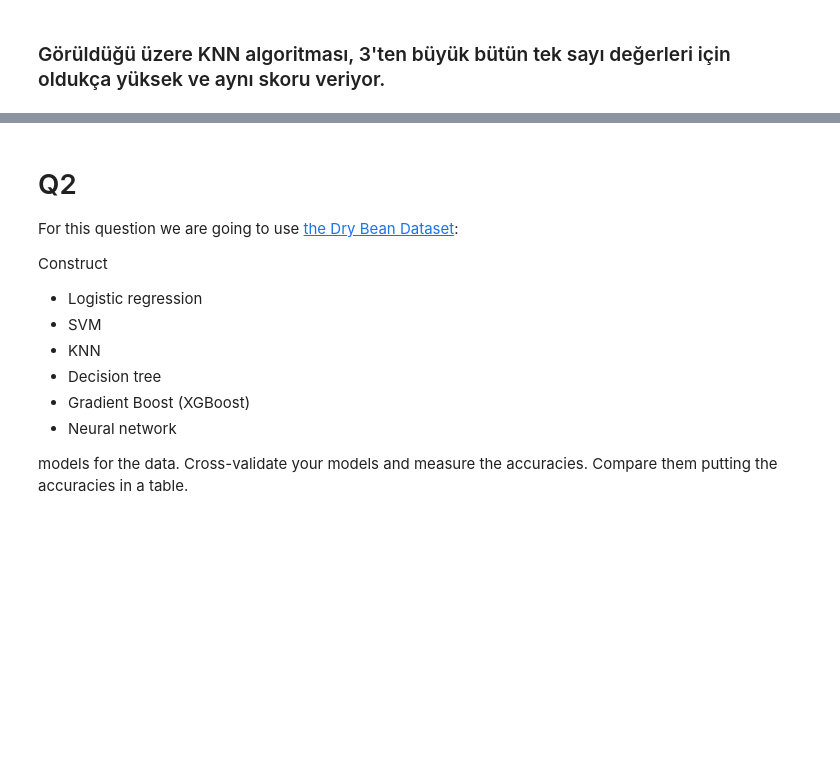
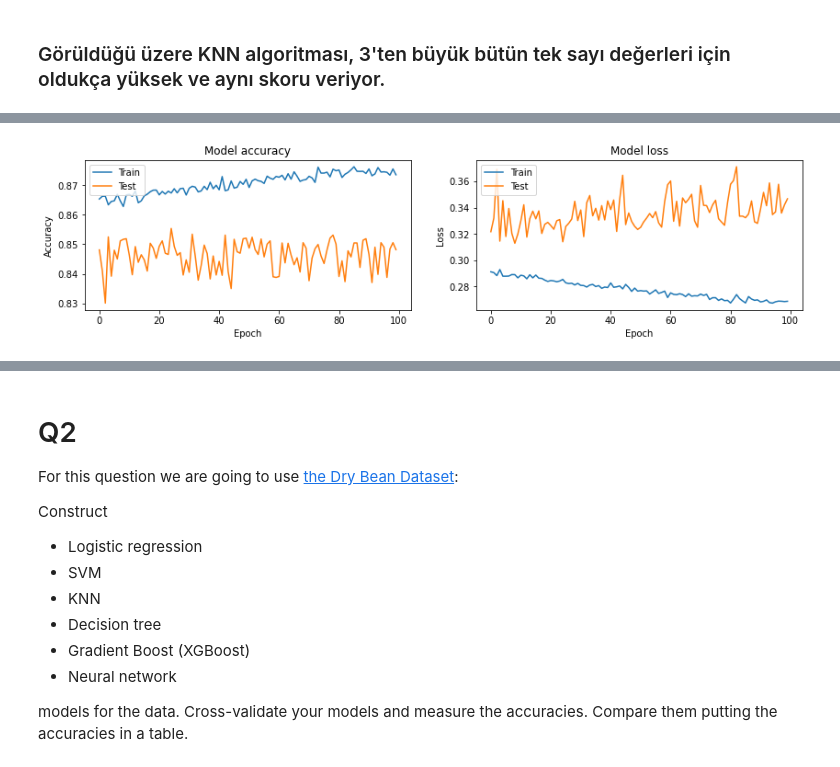
Before and after one commit to Lambd4Velorum/StatisticalDataAnalysis, a Jupyter notebook: HW4.ipynb, the cells around one changed output, grey strips where cells are left out. Saved outputs shown, nothing was run; the diff lists cells and outputs as text; code cells hidden in the pictures; blank space fills up the shorter version.

```diff
--- a/HW4.ipynb
+++ b/HW4.ipynb
@@ -397,0 +457,11 @@ print(confusion_matrix(y_test,predictedKNN))
+# %%
+binary_y = np.zeros((len(h),2))
+for f in range(len(h)):
+    if h[f] == 0:
+        binary_y[f][0] = 1
+    else:
+        binary_y[f][1] = 1
+# %%
+x_train, x_test, binary_y_train, binary_y_test = train_test_split(x, binary_y, test_size=0.30)
+
+n_cols = x_train.shape[1]
@@ -397,0 +470,15 @@ print(confusion_matrix(y_test,predictedKNN))
+# %%
+model = ks.models.Sequential()
+model.add(Dense(128, input_shape=(n_cols,), activation = "relu")) ## Giriş katmanını tanımladık ve burada 32 adet nöron bulunuyor. Girecek
+model.add(tf.keras.layers.BatchNormalization())
+model.add(Dense(55, activation= "relu"))  #(input+output)/2
+model.add(tf.keras.layers.BatchNormalization())
+model.add(Dense(2, activation='softmax'))
+# %%
+stop_parameter = tf.keras.callbacks.EarlyStopping(monitor='loss', patience=7) ## 7 kere improvement yaşanmazsa epochs kendini stop ediyor.
+
+model.compile(optimizer='adam',
+              loss='categorical_crossentropy',
+              metrics=['binary_accuracy'])
+
+fitted_model = model.fit(x_train, binary_y_train, validation_data = (x_test, binary_y_test), batch_size=107, epochs=100, verbose = 1)
@@ -397,0 +523,21 @@ print(confusion_matrix(y_test,predictedKNN))
+# %%
+plt.figure(figsize=(14,3))
+
+plt.subplot(1, 2, 1)
+plt.plot(fitted_model.history['binary_accuracy'])
+plt.plot(fitted_model.history['val_binary_accuracy'])
+plt.title('Model accuracy')
+plt.ylabel('Accuracy')
+plt.xlabel('Epoch')
+plt.legend(['Train', 'Test'], loc='upper left')
+
+plt.subplot(1, 2, 2)
+plt.plot(fitted_model.history['loss'])
+plt.plot(fitted_model.history['val_loss'])
+plt.title('Model loss')
+plt.ylabel('Loss')
+plt.xlabel('Epoch')
+plt.legend(['Train', 'Test'], loc='upper left')
+plt.show()
+# %% [output]
+[figure, added]
```
Also changed, not shown: parts of 39 cells of this notebook.
